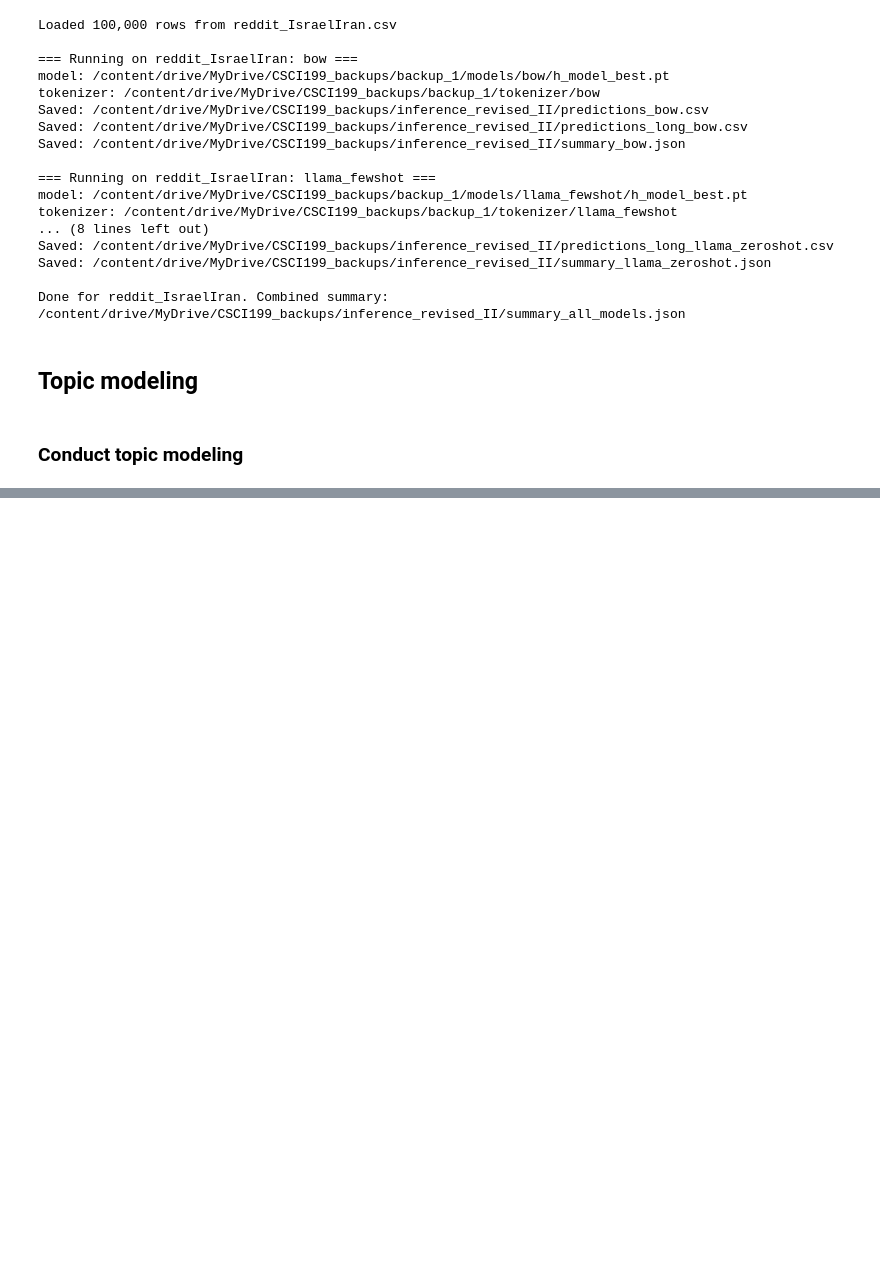
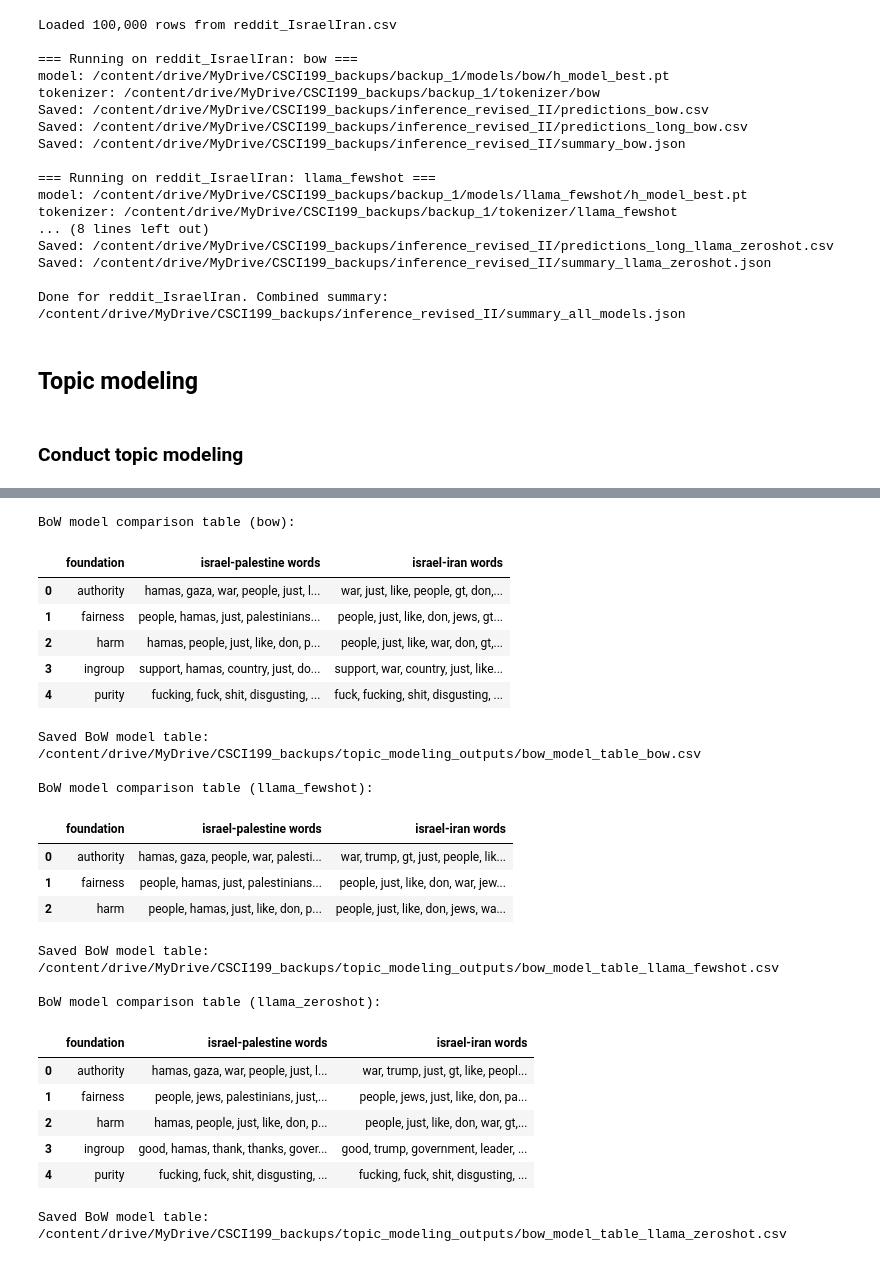
Before and after one commit to Pacozabala/CSCI199.X-workbench, a Jupyter notebook: roberta_experiment.ipynb, the cells around one changed output, grey strips where cells are left out. Cells and saved outputs as stored; diff of their text form; code cells hidden in the pictures; blank space fills up the shorter version.

```diff
--- a/roberta_experiment.ipynb
+++ b/roberta_experiment.ipynb
@@ -953,0 +990,51 @@ Saved overlap: /content/drive/MyDrive/CSCI199_backups/topic_modeling_outputs/ove
+# %%
+column_map = {
+    "israel_palestine": "israel-palestine words",
+    "israel_iran": "israel-iran words",
+}
+
+bow_model_tables = {}
+
+for model_method, model_outputs in model_outputs_by_method.items():
+    if not model_outputs:
+        print(f"Skipping table for {model_method}: no dataset outputs available.")
+        continue
+
+    bow_model_table = format_cross_dataset_top_words_table(
+        top_words_by_dataset=model_outputs,
+        dataset_column_names=column_map,
+        top_k=10,
+    )
+
+    bow_model_table_path = TOPIC_DIR / f"bow_model_table_{model_method}.csv"
+    bow_model_table.to_csv(bow_model_table_path, index=False)
+    bow_model_tables[model_method] = bow_model_table
+
+    print(f"\nBoW model comparison table ({model_method}):")
+    display(bow_model_table)
+    print("Saved BoW model table:", bow_model_table_path)
+# %% [output]
+BoW model comparison table (bow):
+|  | foundation | israel-palestine words | israel-iran words |
+| 0 | authority | hamas, gaza, war, people, just, l... | war, just, like, people, gt, don,... |
+| 1 | fairness | people, hamas, just, palestinians... | people, just, like, don, jews, gt... |
+| 2 | harm | hamas, people, just, like, don, p... | people, just, like, war, don, gt,... |
+| 3 | ingroup | support, hamas, country, just, do... | support, war, country, just, like... |
+| 4 | purity | fucking, fuck, shit, disgusting, ... | fuck, fucking, shit, disgusting, ... |
+Saved BoW model table: /content/drive/MyDrive/CSCI199_backups/topic_modeling_outputs/bow_model_table_bow.csv
+
+BoW model comparison table (llama_fewshot):
+|  | foundation | israel-palestine words | israel-iran words |
+| 0 | authority | hamas, gaza, people, war, palesti... | war, trump, gt, just, people, lik... |
+| 1 | fairness | people, hamas, just, palestinians... | people, just, like, don, war, jew... |
+| 2 | harm | people, hamas, just, like, don, p... | people, just, like, don, jews, wa... |
+Saved BoW model table: /content/drive/MyDrive/CSCI199_backups/topic_modeling_outputs/bow_model_table_llama_fewshot.csv
+
+BoW model comparison table (llama_zeroshot):
+|  | foundation | israel-palestine words | israel-iran words |
+| 0 | authority | hamas, gaza, war, people, just, l... | war, trump, just, gt, like, peopl... |
+| 1 | fairness | people, jews, palestinians, just,... | people, jews, just, like, don, pa... |
+| 2 | harm | hamas, people, just, like, don, p... | people, just, like, don, war, gt,... |
+| 3 | ingroup | good, hamas, thank, thanks, gover... | good, trump, government, leader, ... |
+| 4 | purity | fucking, fuck, shit, disgusting, ... | fucking, fuck, shit, disgusting, ... |
+Saved BoW model table: /content/drive/MyDrive/CSCI199_backups/topic_modeling_outputs/bow_model_table_llama_zeroshot.csv
```
Also changed, not shown: parts of 6 cells of this notebook.
